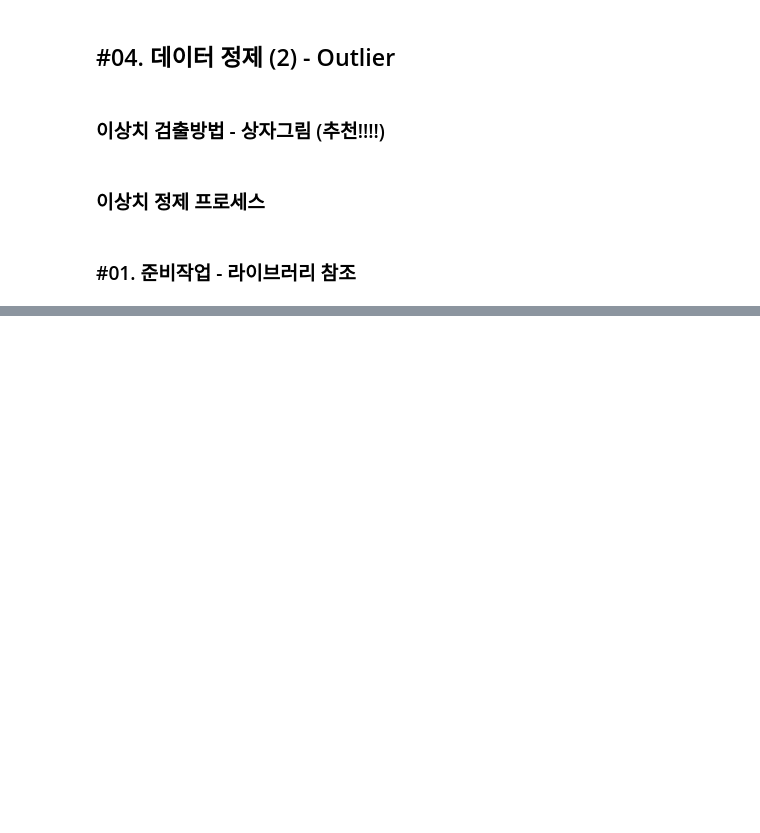
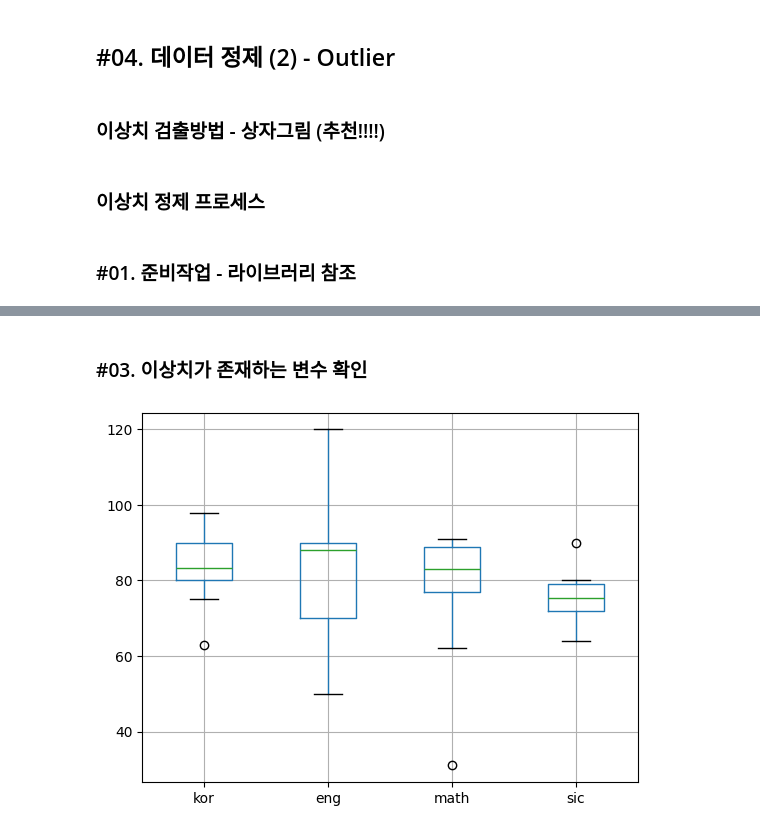
Before and after one commit to mvnvouno/python-study, a Jupyter notebook: Data Analysis Basic/03-Data Processing 1/03-4 데이터 정제 (2).ipynb, the cells around one changed output, grey strips where cells are left out. Cells and saved outputs as stored; diff of their text form; code cells hidden in the pictures; blank space fills up the shorter version.

```diff
--- a/Data Analysis Basic/03-Data Processing 1/03-4 데이터 정제 (2).ipynb
+++ b/Data Analysis Basic/03-Data Processing 1/03-4 데이터 정제 (2).ipynb
@@ -38,0 +44,4 @@
+# %%
+# 1. 데이터 가져오기:
+origin = load_data("ref_sample")
+origin
@@ -38,0 +65,6 @@
+# %%
+# 1. 결측치를 평균으로 대체:
+imr = SimpleImputer(missing_values = np.nan, strategy = 'mean')
+df_imr = imr.fit_transform(origin.values)
+re_df = DataFrame(df_imr, index = origin.index, columns = origin.columns)
+re_df
@@ -38,0 +83,9 @@
+# %% [markdown]
+### #03. 이상치가 존재하는 변수 확인
+# %%
+# 1. 상자그림 확인하기:
+re_df.boxplot()
+plt.show()
+    # kor, math, sic에 이상치가 있음이 확인될거임
+# %% [output]
+[figure, added]
```
Also changed, not shown: parts of 17 cells of this notebook, 10 other files.
